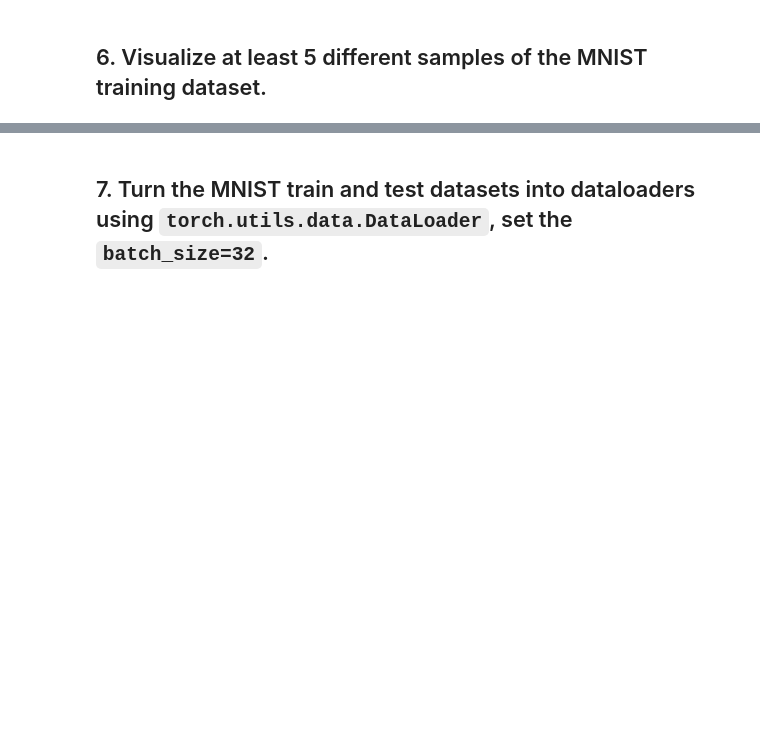
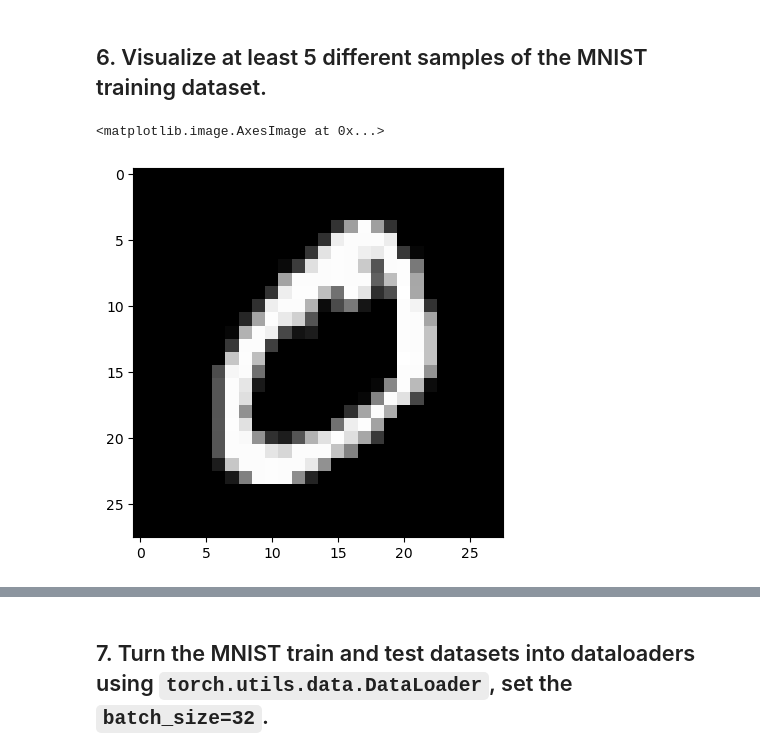
Before and after one commit to guanshengdu/pytorch-deep-learning, a Jupyter notebook: extras/exercises/03_pytorch_computer_vision_exercises.ipynb, the cells around one changed output, grey strips where cells are left out. Drawn from its saved outputs; the diff is of its cells as text; code cells hidden in the pictures; blank space fills up the shorter version.

```diff
--- a/extras/exercises/03_pytorch_computer_vision_exercises.ipynb
+++ b/extras/exercises/03_pytorch_computer_vision_exercises.ipynb
@@ -67,0 +90,6 @@ cuda
+# %%
+# setup training data
+
+train_data = datasets.MNIST(root='data', train=True, download=True, transform=torchvision.transforms.ToTensor(), target_transform=None)
+
+test_data = datasets.MNIST(root='data', train=False, download=True, transform=torchvision.transforms.ToTensor(), target_transform=None)
@@ -68,2 +130,8 @@ cuda
 # %% [markdown]
 ## 6. Visualize at least 5 different samples of the MNIST training dataset.
+# %%
+
+plt.imshow(train_data.data[1,:,:].squeeze(), cmap='gray')
+# %% [output]
+<matplotlib.image.AxesImage at 0x...>
+[figure, added]
```
Also changed, not shown: parts of 32 cells of this notebook, 4 other files.
